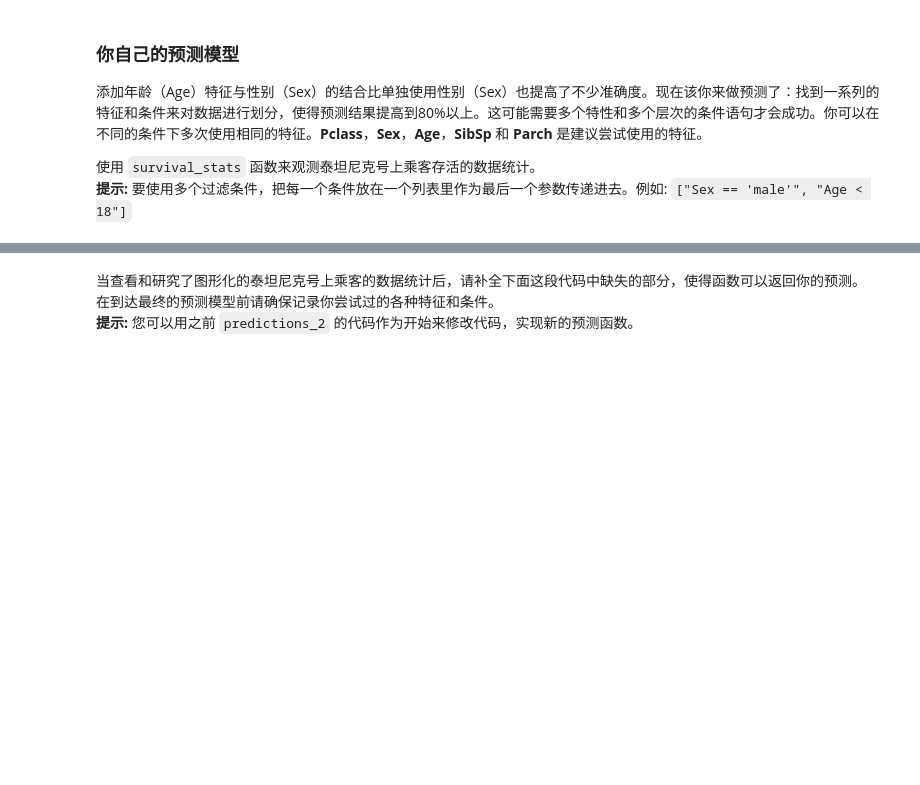
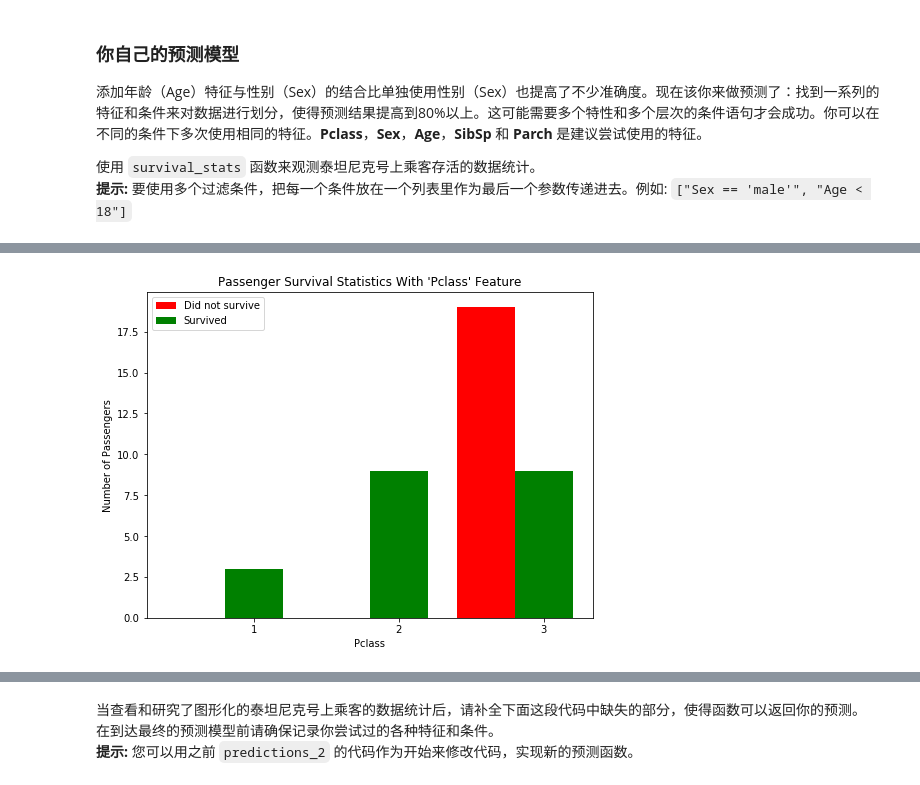
Before and after one commit to jeff-ruby/titanic_survival_exploration, a Jupyter notebook: titanic_survival_exploration.ipynb, the cells around one changed output, grey strips where cells are left out. Saved outputs shown, nothing was run; the diff lists cells and outputs as text; code cells hidden in the pictures; blank space fills up the shorter version.

```diff
--- a/titanic_survival_exploration.ipynb
+++ b/titanic_survival_exploration.ipynb
@@ -246,0 +243,4 @@ survival_stats(data, outcomes, 'Age', ["Sex == 'female'", "Pclass == 3"])
+# %%
+survival_stats(data, outcomes, 'Pclass', ["Sex == 'male'", "Age < 16"])
+# %% [output]
+[figure, added]
```
Also changed, not shown: parts of 29 cells of this notebook.
